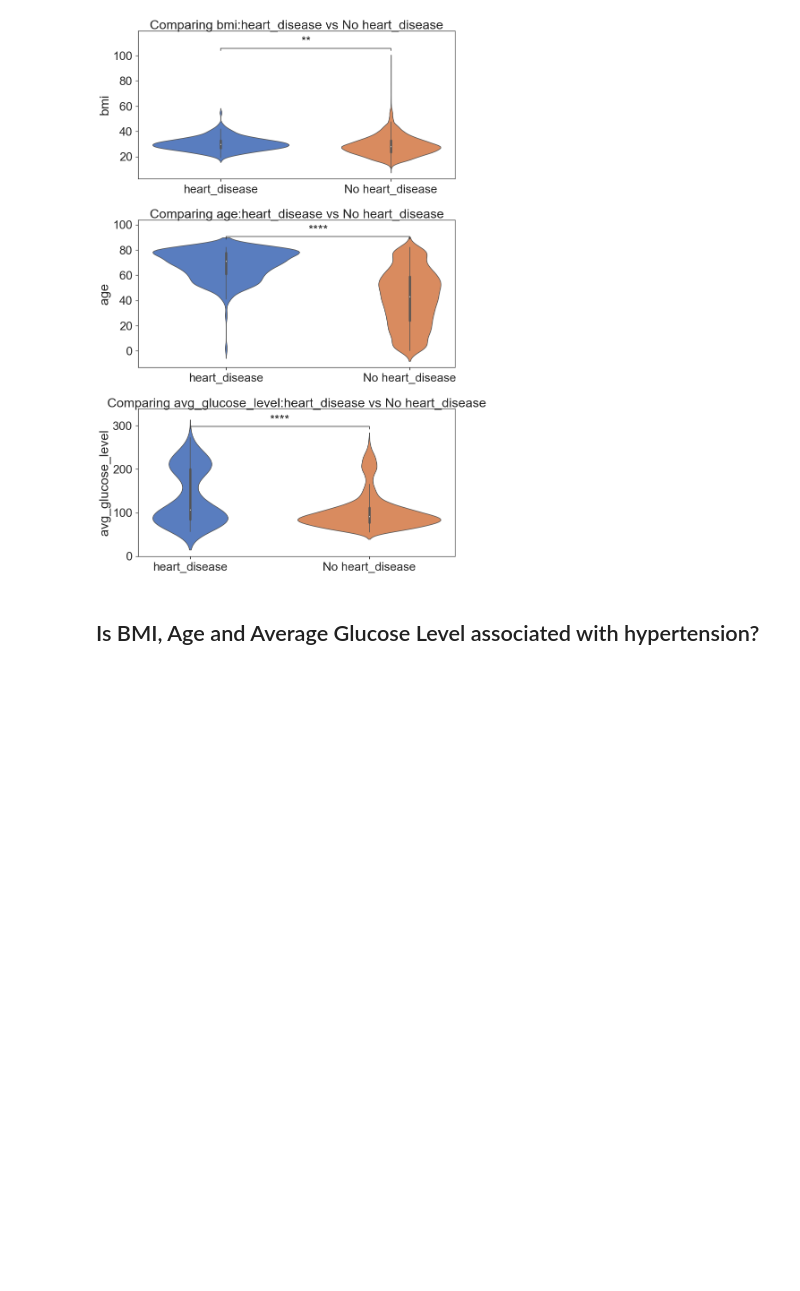
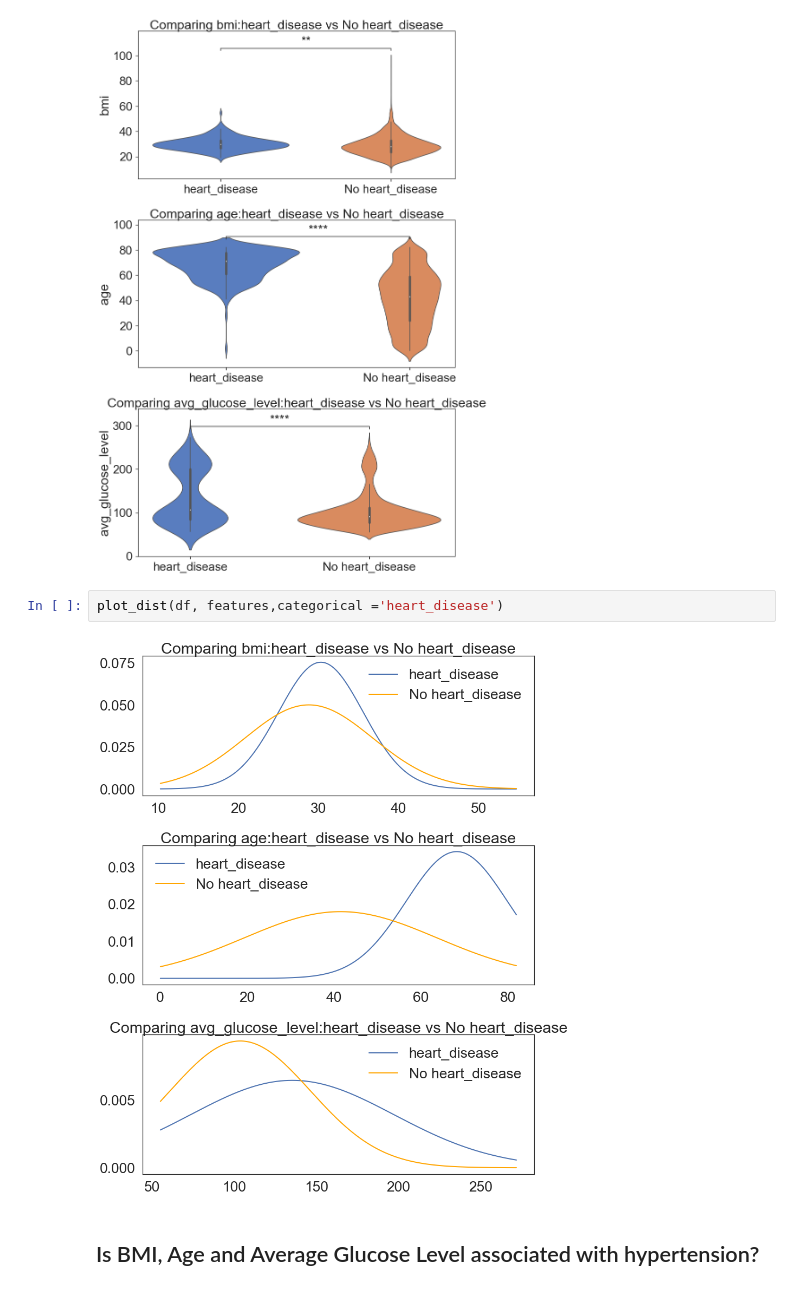
Before and after one commit to ironb25/capstone1, a Jupyter notebook: Capstone1updated.ipynb, the cells around one changed output. Saved outputs shown, nothing was run; the diff lists cells and outputs as text; blank space fills up the shorter version.

```diff
--- a/Capstone1updated.ipynb
+++ b/Capstone1updated.ipynb
@@ -189,6 +240,10 @@ ns: 5.00e-02 < p <= 1.00e+00
 
 1 v.s. 0: t-test independent samples with Bonferroni correction, P_val=1.295e-27 stat=1.096e+01
 [figure]
+# %%
+plot_dist(df, features,categorical ='heart_disease')
+# %% [output]
+[figure, added]
 # %% [markdown]
 ## Is BMI, Age and Average Glucose Level associated with hypertension?
 # %%
```
Also changed, not shown: parts of 46 cells of this notebook.
